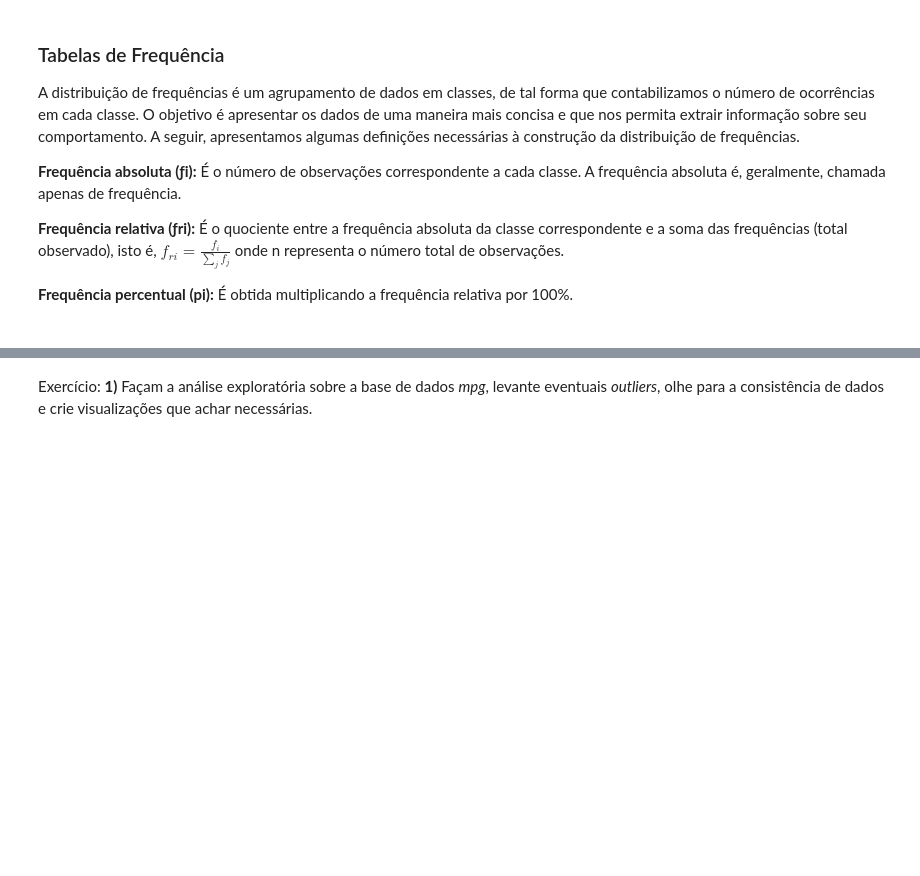
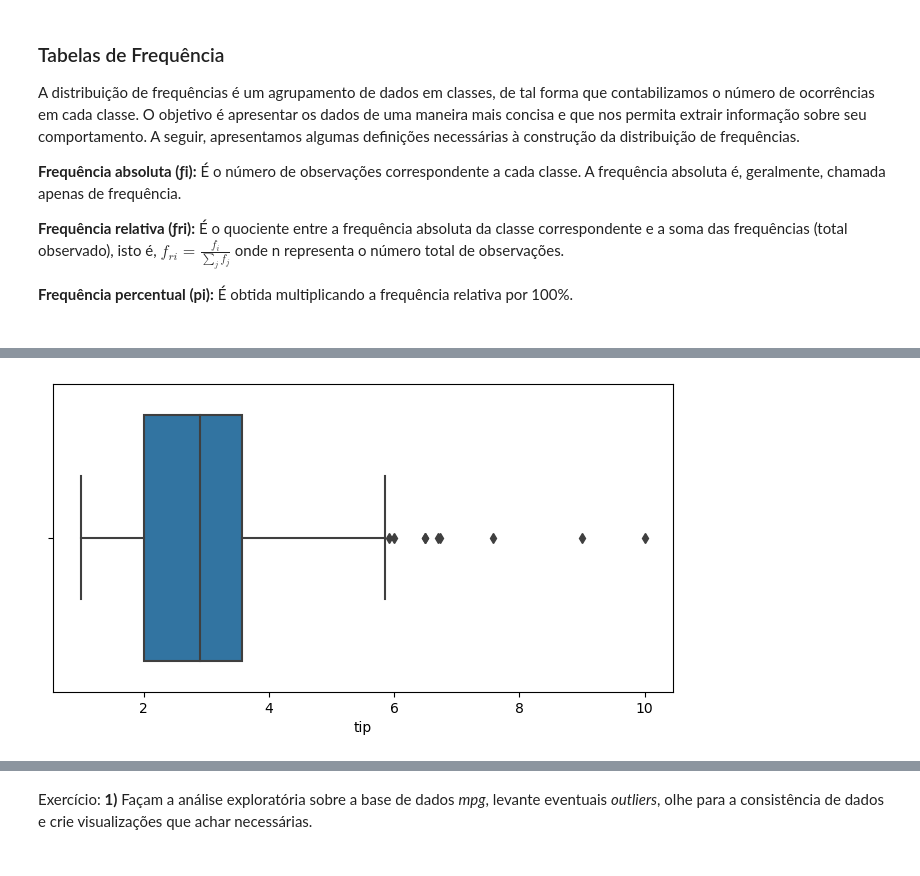
Before and after one commit to karibeam/DS_Americanas_922, a Jupyter notebook: Aula 2 - Estatística Descritiva.ipynb, the cells around one changed output, grey strips where cells are left out. Saved outputs shown, nothing was run; the diff lists cells and outputs as text; code cells hidden in the pictures; blank space fills up the shorter version.

```diff
--- a/Aula 2 - Estatística Descritiva.ipynb
+++ b/Aula 2 - Estatística Descritiva.ipynb
@@ -269,0 +448,11 @@ A distribuição de frequências é um agrupamento de dados em classes, de tal f
+# %%
+# Define o tamanho da figuta
+plt.figure(figsize=(8, 4))
+
+# Cria um BoxPlot
+sns.boxplot(data=df, x="tip")
+
+#Mostra o gráfico
+plt.show()
+# %% [output]
+[figure, added]
```
Also changed, not shown: parts of 18 cells of this notebook.
